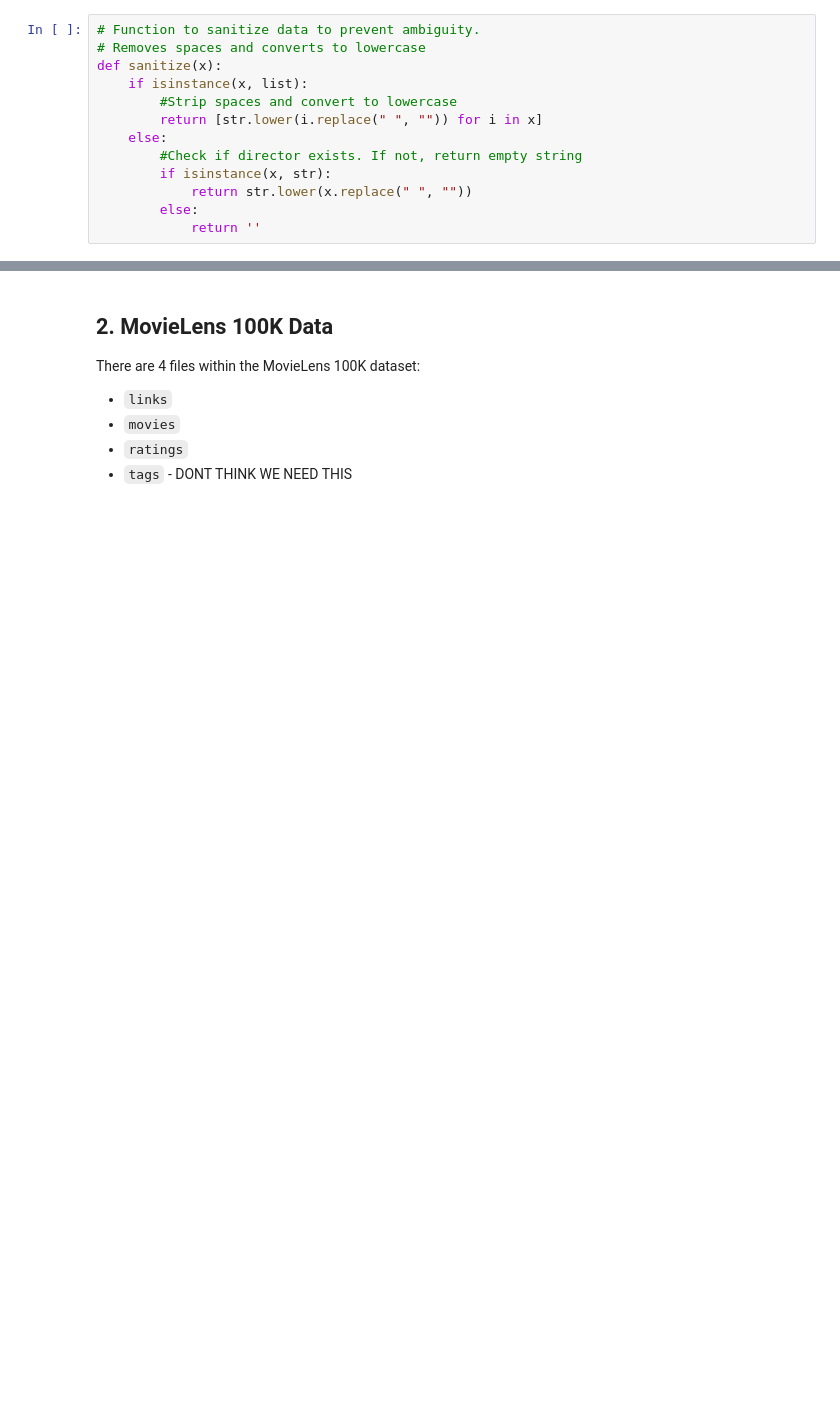
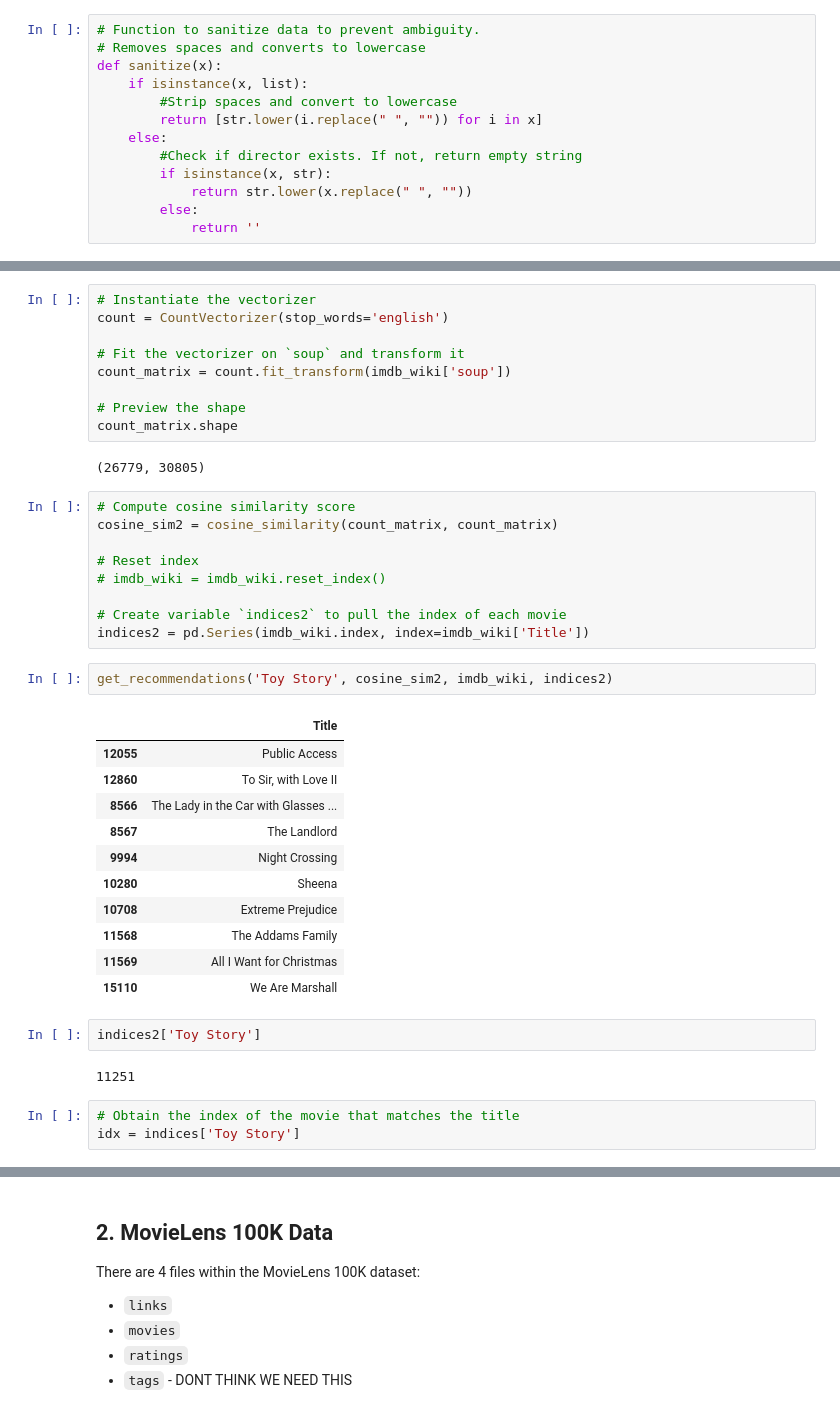
Before and after one commit to kevgross89/Apple-TV-Movie-Recommendation-Engine, a Jupyter notebook: What To Watch - Movie Recommendation Engine.ipynb, the cells around one changed output, grey strips where cells are left out. Cells and saved outputs as stored; diff of their text form; blank space fills up the shorter version.

```diff
--- a/What To Watch - Movie Recommendation Engine.ipynb
+++ b/What To Watch - Movie Recommendation Engine.ipynb
@@ -837,0 +722,41 @@ imdb_wiki.head()
+# %%
+# Instantiate the vectorizer
+count = CountVectorizer(stop_words='english')
+
+# Fit the vectorizer on `soup` and transform it
+count_matrix = count.fit_transform(imdb_wiki['soup'])
+
+# Preview the shape
+count_matrix.shape
+# %% [output]
+(26779, 30805)
+# %%
+# Compute cosine similarity score
+cosine_sim2 = cosine_similarity(count_matrix, count_matrix)
+
+# Reset index
+# imdb_wiki = imdb_wiki.reset_index()
+
+# Create variable `indices2` to pull the index of each movie
+indices2 = pd.Series(imdb_wiki.index, index=imdb_wiki['Title'])
+# %%
+get_recommendations('Toy Story', cosine_sim2, imdb_wiki, indices2)
+# %% [output]
+|  | Title |
+| 12055 | Public Access |
+| 12860 | To Sir, with Love II |
+| 8566 | The Lady in the Car with Glasses ... |
+| 8567 | The Landlord |
+| 9994 | Night Crossing |
+| 10280 | Sheena |
+| 10708 | Extreme Prejudice |
+| 11568 | The Addams Family |
+| 11569 | All I Want for Christmas |
+| 15110 | We Are Marshall |
+# %%
+indices2['Toy Story']
+# %% [output]
+11251
+# %%
+# Obtain the index of the movie that matches the title
+idx = indices['Toy Story']
```
Also changed, not shown: parts of 42 cells of this notebook.
